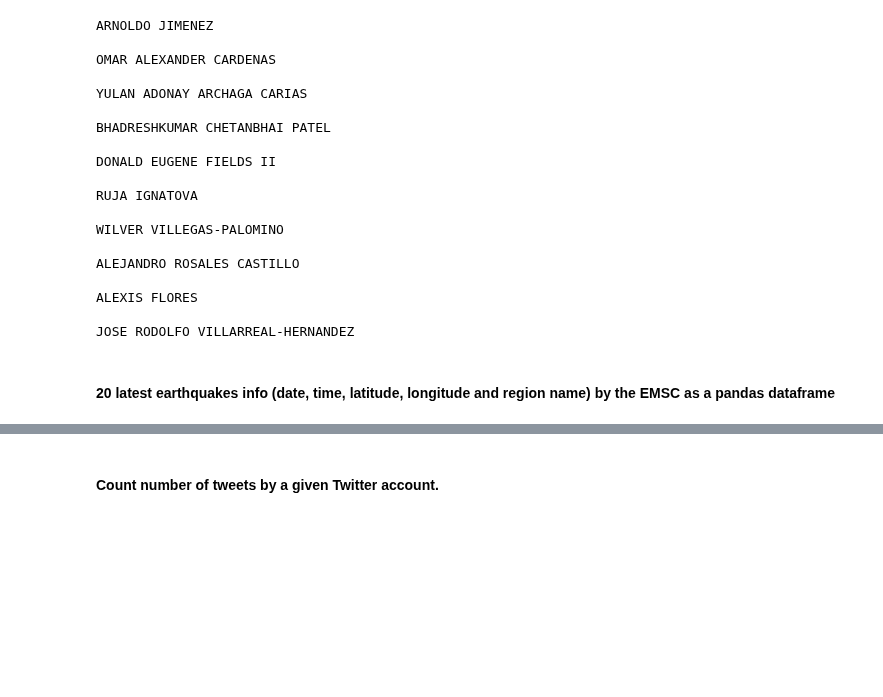
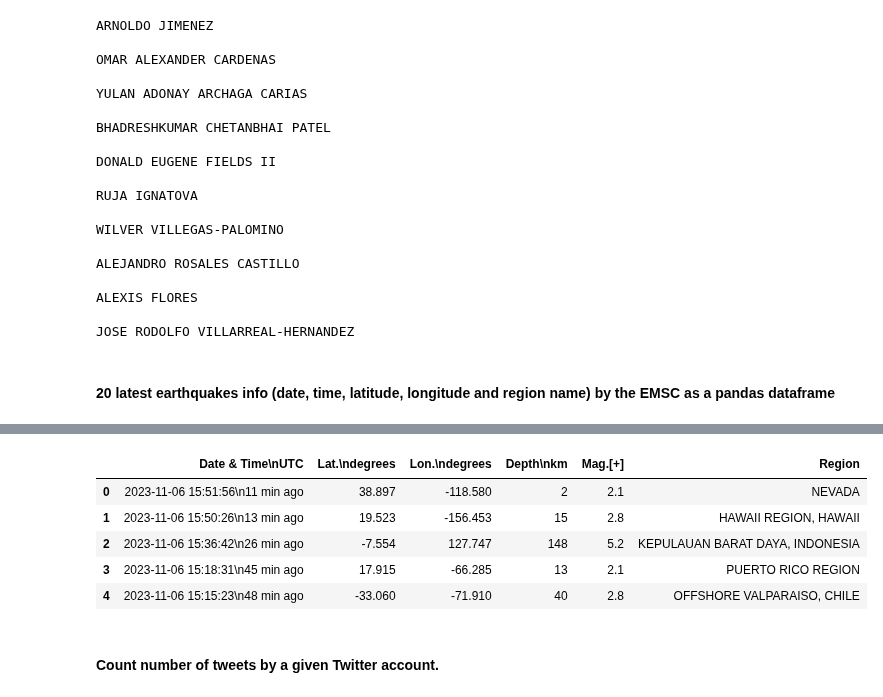
Before and after one commit to Ironhack-Data-Madrid-Octubre-2023/4.3-lab_web_scraping_selenium, a Jupyter notebook: your-code/main.ipynb, the cells around one changed output, grey strips where cells are left out. Drawn from its saved outputs; the diff is of its cells as text; code cells hidden in the pictures; blank space fills up the shorter version.

```diff
--- a/your-code/main.ipynb
+++ b/your-code/main.ipynb
@@ -472,0 +511,3 @@ driver.find_elements(By.XPATH,'//div')
+# %%
+cabecera = tabla.find_element(By.TAG_NAME, 'thead')
+len(cabecera.find_elements(By.TAG_NAME, 'th'))
@@ -472,0 +527,7 @@ driver.find_elements(By.XPATH,'//div')
+# %%
+columnas = [i for i in range(10)]
+df = pd.DataFrame(matriz, columns=columnas)
+df = df[[3, 4, 5, 6, 8, 9]]
+# %%
+n_cols = [e.text for e in cabecera.find_elements(By.TAG_NAME, 'th')]
+len(n_cols)
@@ -473,3 +554,13 @@ driver.find_elements(By.XPATH,'//div')
+# %%
+df.columns = n_cols[2:]
+df.head()
+# %% [output]
+|  | Date & Time\nUTC | Lat.\ndegrees | Lon.\ndegrees | Depth\nkm | Mag.[+] | Region |
+| 0 | 2023-11-06 15:51:56\n11 min ago | 38.897 | -118.580 | 2 | 2.1 | NEVADA |
+| 1 | 2023-11-06 15:50:26\n13 min ago | 19.523 | -156.453 | 15 | 2.8 | HAWAII REGION, HAWAII |
+| 2 | 2023-11-06 15:36:42\n26 min ago | -7.554 | 127.747 | 148 | 5.2 | KEPULAUAN BARAT DAYA, INDONESIA |
+| 3 | 2023-11-06 15:18:31\n45 min ago | 17.915 | -66.285 | 13 | 2.1 | PUERTO RICO REGION |
+| 4 | 2023-11-06 15:15:23\n48 min ago | -33.060 | -71.910 | 40 | 2.8 | OFFSHORE VALPARAISO, CHILE |
 # %% [markdown]
 #### Count number of tweets by a given Twitter account.
 # %% [markdown]
```
Also changed, not shown: parts of 18 cells of this notebook.
